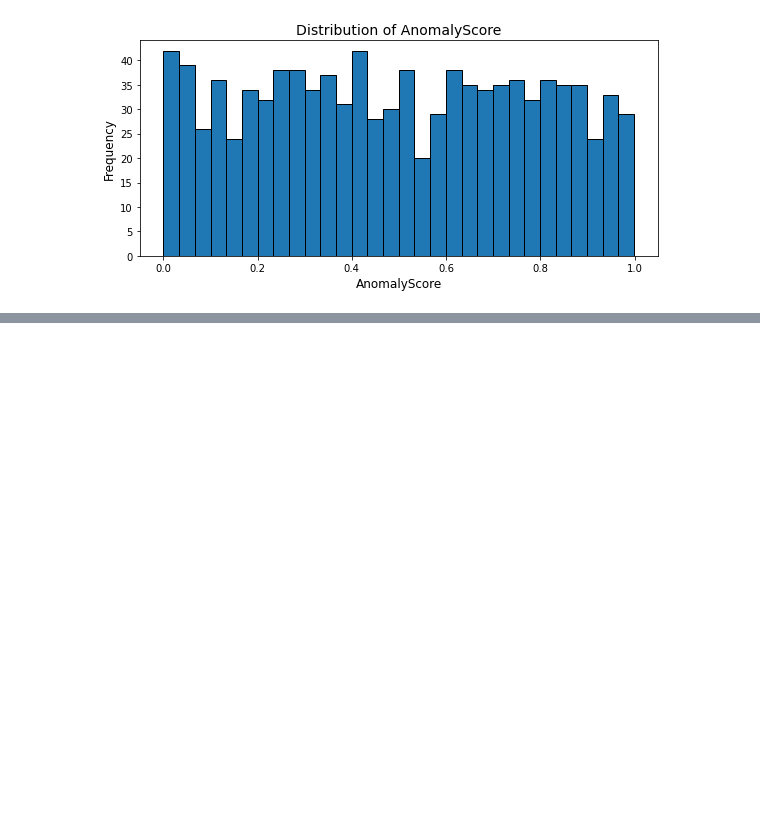
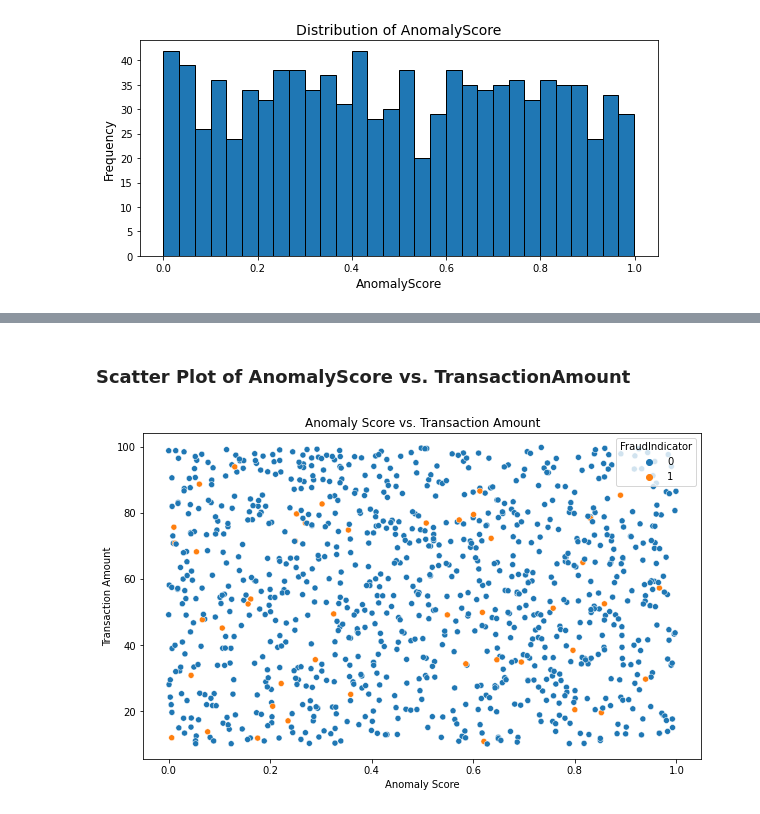
Before and after one commit to ochiengstephen254/fraud-detection, a Jupyter notebook: workbook.ipynb, the cells around one changed output, grey strips where cells are left out. Cells and saved outputs as stored; diff of their text form; code cells hidden in the pictures; blank space fills up the shorter version.

```diff
--- a/workbook.ipynb
+++ b/workbook.ipynb
@@ -438,0 +457,11 @@ Name: LastLogin, Length: 1000, dtype: datetime64[ns]
+# %% [markdown]
+### Scatter Plot of AnomalyScore vs. TransactionAmount
+# %%
+plt.figure(figsize=(10, 6))
+sns.scatterplot(x='AnomalyScore', y='TransactionAmount', hue='FraudIndicator', data=data)
+plt.title('Anomaly Score vs. Transaction Amount')
+plt.xlabel('Anomaly Score')
+plt.ylabel('Transaction Amount')
+plt.show()
+# %% [output]
+[figure, added]
```
Also changed, not shown: parts of 21 cells of this notebook.
